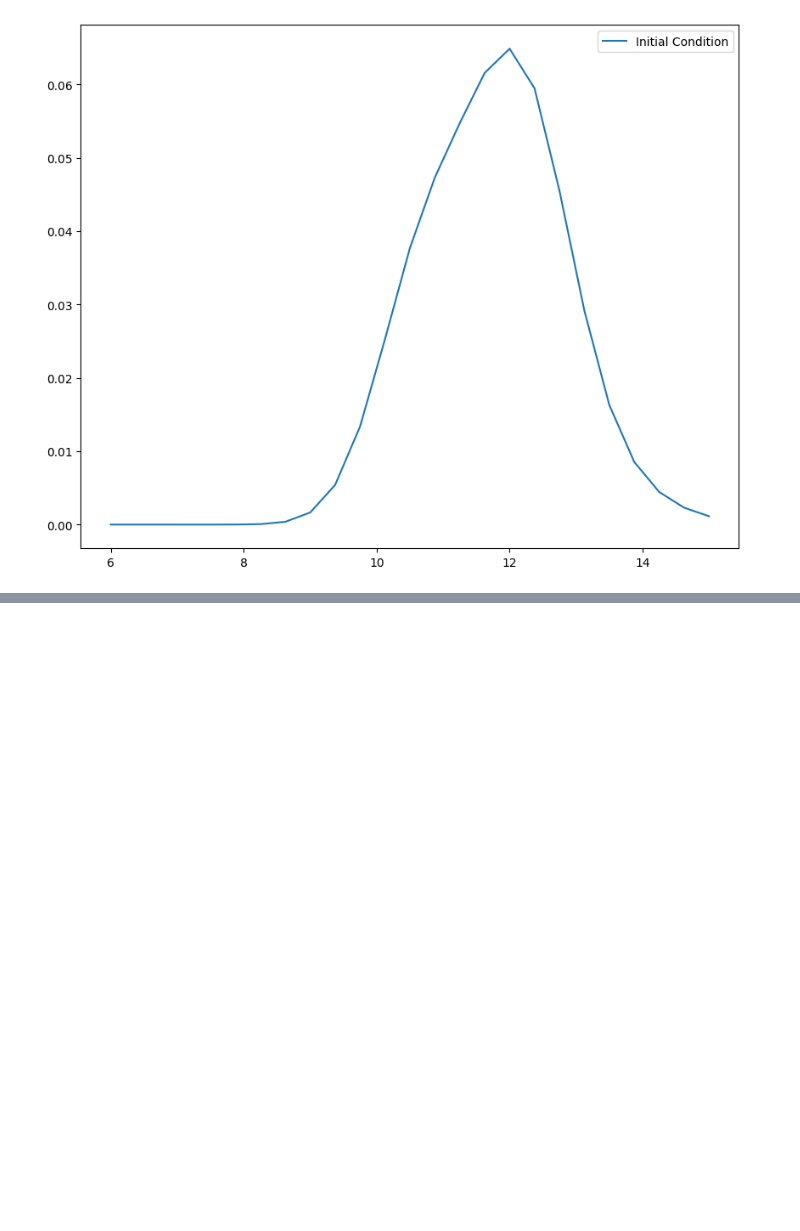
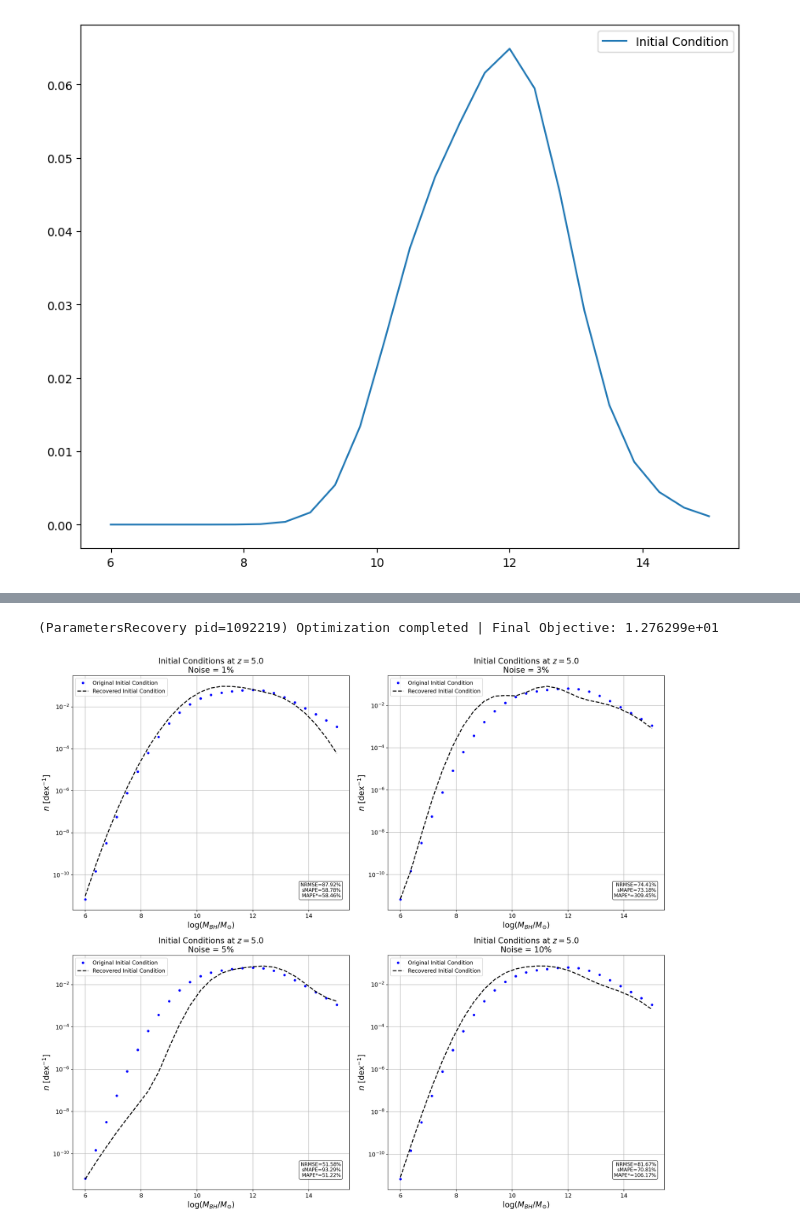
Before and after one commit to eduardopereira-inpe/starforge2, a Jupyter notebook: notebooks/parameters_recoveryv3.ipynb, the cells around one changed output, grey strips where cells are left out. Cells and saved outputs as stored; diff of their text form; code cells hidden in the pictures; blank space fills up the shorter version.

```diff
--- a/notebooks/parameters_recoveryv3.ipynb
+++ b/notebooks/parameters_recoveryv3.ipynb
@@ -94,7 +96,7 @@ noise_levels = [0.01, 0.03, 0.05, 0.1]
 # Dictionary to store all runs
 results = {}
 # %%
-    # ---- Define bounds for optimization ----
+# ---- Define bounds for optimization ----
 
 bounds = make_bounds_for_gaussians(
     x_min=6.0,
@@ -125,6 +127,8 @@ MODEL_PARAM_COUNT = 7
 
 for i, noise_level in enumerate(noise_levels):
 
+    print(f"Running optimization with noise level: {noise_level:.2f}")
+
     target_data = add_noise_to_data(
         data=outputs.n_final,
         mu=0.0,
@@ -140,8 +144,8 @@ for i, noise_level in enumerate(noise_levels):
         objective_function.optimizer.remote(
             bounds=bounds,
             target_data=target_data,
-            weight_p=0.01,
-            weight_theta=0.01,
+            weight_p=0.1,
+            weight_theta=0.1,
             fast_mode=False,
             use_de=True
         )
@@ -282,3 +322,17 @@ for i, noise_level in enumerate(noise_levels):
+# %%
+for i, noise in enumerate(sorted(results.keys())):
+    df = pd.DataFrame({
+        "ln_mbh_grid": results[noise]["ln_mbh_grid"],
+        "initial_condition": results[noise]["initial_condition"],
+        "initial_condition_recovered": results[noise]["initial_condition_recovered"],
+        "outputs_n_final": results[noise]["outputs_n_final"],
+        "target_data": results[noise]["target_data"],
+        "metrics": results[noise]["metrics"],
+        "metrics_init": results[noise]["metrics_init"],
+    })
+    df.to_csv(f"./results/parameters_recovery_results_noise_{noise:.2f}.csv", index=False)
+# %% [output]
+(ParametersRecovery pid=1092219) Optimization completed | Final Objective: 1.276299e+01
 # %%
 # Optional: article-style plotting configuration
 plt.rcParams.update({
@@ -330,35 +384,37 @@ for i, noise in enumerate(sorted(results.keys())):
     ax.set_xlabel(r'$\log(M_{BH} / M_{\odot})$')
     ax.set_ylabel(r'$n$ [dex$^{-1}$]')
 
     ax.text(
         0.97,
         0.05,
         res['metrics_init'],
         transform=ax.transAxes,
         fontsize=10,
         va='bottom',
         ha='right',
         bbox=dict(
             boxstyle="round,pad=0.3",
             facecolor="white",
             alpha=0.8
         )
     )
 
     ax.set_title(
         rf'Initial Conditions at $z = {res["grid_params"].z_i}$'
         '\n'
-        rf'Noise = {noise*100:.0f}\%'
+        rf'Noise = {noise*100:.0f}%'
     )
 
     ax.legend()
 
 plt.tight_layout()
 
 # Optional:
-plt.savefig("./images/initial_conditions_comparison.pdf", bbox_inches="tight")
+plt.savefig("./images/initial_condition_noise.png", bbox_inches="tight")
 
 plt.show()
+# %% [output]
+[figure, added]
 # %%
 # =====================================================
 # Final Data Comparison
```
Also changed, not shown: parts of 7 cells of this notebook, 13 other files.
